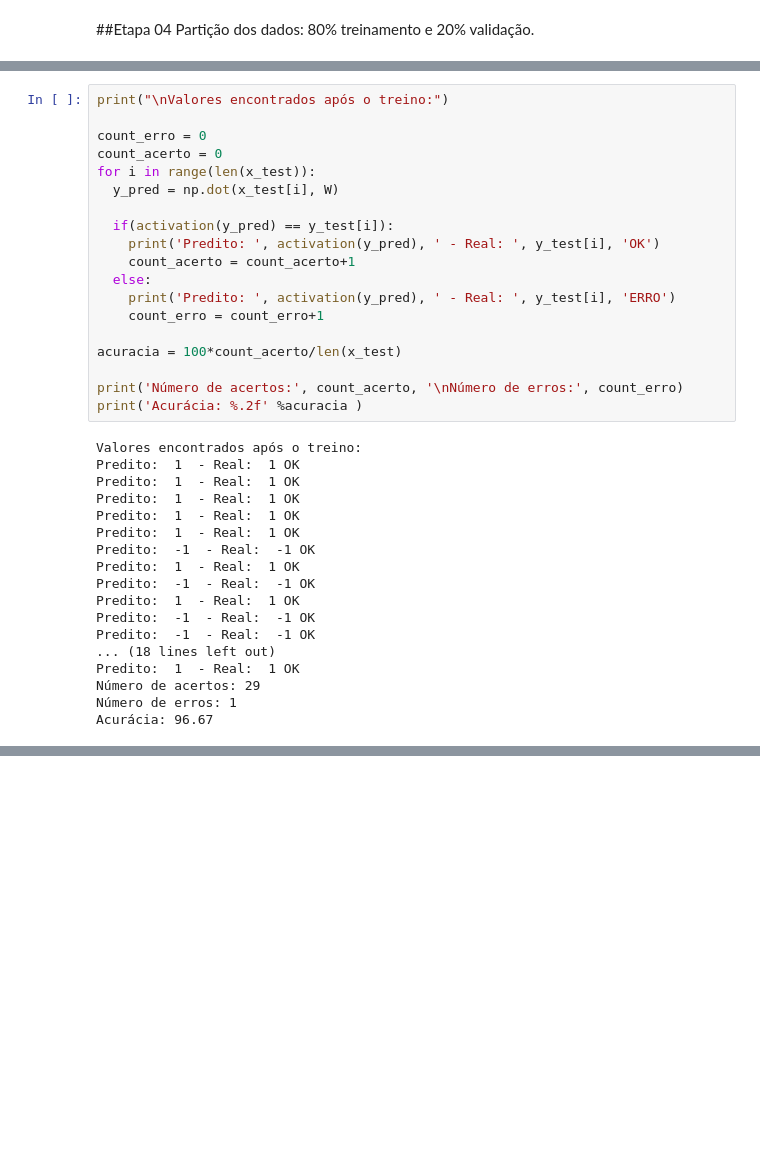
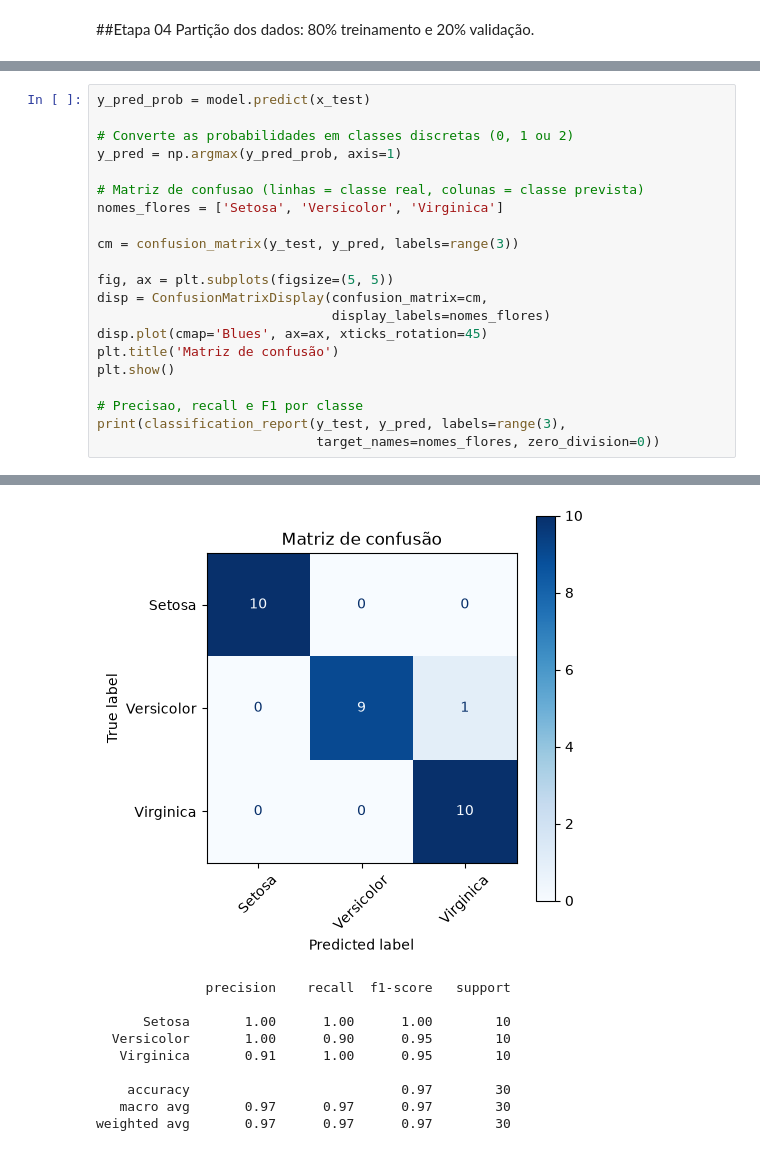
Before and after one commit to leoisf/CDD109---REDES-NEURAIS-ARTIFICIAIS-E-DEEP-LEARNING, a Jupyter notebook: Aula 2/Exercício 9 - Keras_Iris.ipynb, the cells around one changed output, grey strips where cells are left out. Cells and saved outputs as stored; diff of their text form; blank space fills up the shorter version.

```diff
--- a/Aula 2/Exercício 9 - Keras_Iris.ipynb
+++ b/Aula 2/Exercício 9 - Keras_Iris.ipynb
@@ -134,37 +159,22 @@ Validando o modelo.
-# %%
-print("\nValores encontrados após o treino:")
-
-count_erro = 0
-count_acerto = 0
-for i in range(len(x_test)):
-  y_pred = np.dot(x_test[i], W)
-
-  if(activation(y_pred) == y_test[i]):
-    print('Predito: ', activation(y_pred), ' - Real: ', y_test[i], 'OK')
-    count_acerto = count_acerto+1
-  else:
-    print('Predito: ', activation(y_pred), ' - Real: ', y_test[i], 'ERRO')
-    count_erro = count_erro+1
-
-acuracia = 100*count_acerto/len(x_test)
-
-print('Número de acertos:', count_acerto, '\nNúmero de erros:', count_erro)
-print('Acurácia: %.2f' %acuracia )
-# %% [output]
-Valores encontrados após o treino:
-Predito:  1  - Real:  1 OK
-Predito:  1  - Real:  1 OK
-Predito:  1  - Real:  1 OK
-Predito:  1  - Real:  1 OK
-Predito:  1  - Real:  1 OK
-Predito:  -1  - Real:  -1 OK
-Predito:  1  - Real:  1 OK
-Predito:  -1  - Real:  -1 OK
-Predito:  1  - Real:  1 OK
-Predito:  -1  - Real:  -1 OK
-Predito:  -1  - Real:  -1 OK
-... (18 lines left out)
-Predito:  1  - Real:  1 OK
-Número de acertos: 29
-Número de erros: 1
-Acurácia: 96.67
+# %%
+y_pred_prob = model.predict(x_test)
+
+# Converte as probabilidades em classes discretas (0, 1 ou 2)
+y_pred = np.argmax(y_pred_prob, axis=1)
+
+# Matriz de confusao (linhas = classe real, colunas = classe prevista)
+nomes_flores = ['Setosa', 'Versicolor', 'Virginica']
+
+cm = confusion_matrix(y_test, y_pred, labels=range(3))
+
+fig, ax = plt.subplots(figsize=(5, 5))
+disp = ConfusionMatrixDisplay(confusion_matrix=cm,
+                              display_labels=nomes_flores)
+disp.plot(cmap='Blues', ax=ax, xticks_rotation=45)
+plt.title('Matriz de confusão')
+plt.show()
+
+# Precisao, recall e F1 por classe
+print(classification_report(y_test, y_pred, labels=range(3),
+                            target_names=nomes_flores, zero_division=0))
+# %% [output]
@@ -170,0 +182,10 @@ Acurácia: 96.67
+[figure, added]
+              precision    recall  f1-score   support
+
+      Setosa       1.00      1.00      1.00        10
+  Versicolor       1.00      0.90      0.95        10
+   Virginica       0.91      1.00      0.95        10
+
+    accuracy                           0.97        30
+   macro avg       0.97      0.97      0.97        30
+weighted avg       0.97      0.97      0.97        30
```
Also changed, not shown: parts of 17 cells of this notebook, 2 other files.
